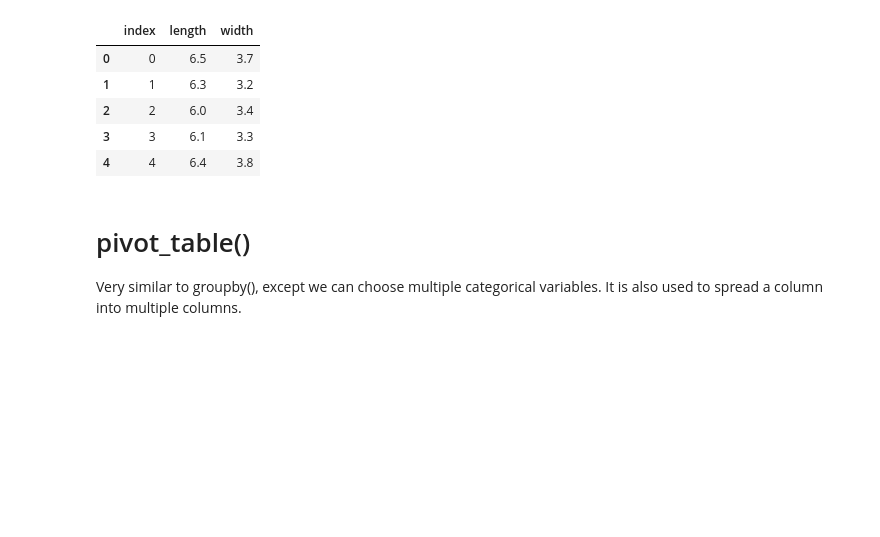
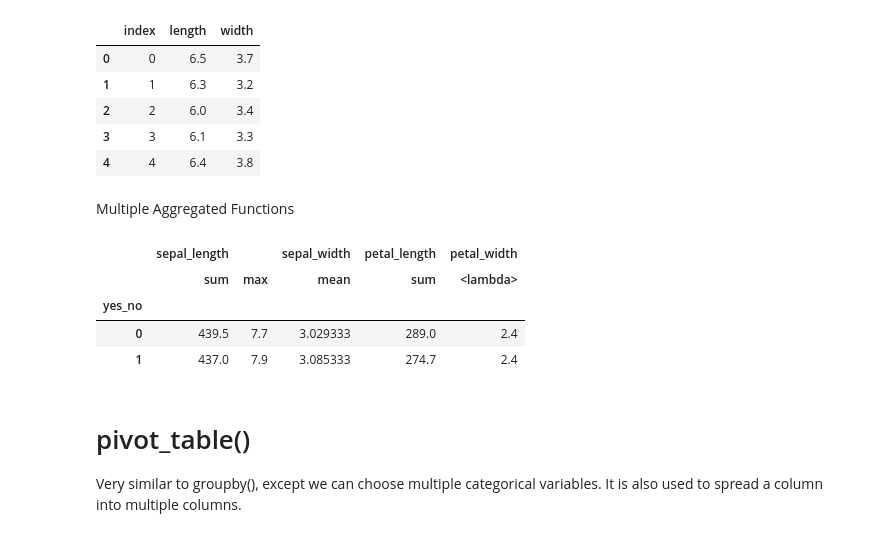
Before and after one commit to Gostat501/Python-Data-Manipulation-Note, a Jupyter notebook: Data Manipulation Note.ipynb, the cells around one changed output. Cells and saved outputs as stored; diff of their text form; code cells hidden in the pictures; blank space fills up the shorter version.

```diff
--- a/Data Manipulation Note.ipynb
+++ b/Data Manipulation Note.ipynb
@@ -61,6 +61,20 @@ iris.set_index('index').groupby(mapping, axis=1).sum().reset_index().head()
 | 2 | 2 | 6.0 | 3.4 |
 | 3 | 3 | 6.1 | 3.3 |
 | 4 | 4 | 6.4 | 3.8 |
+# %% [markdown]
+Multiple Aggregated Functions
+# %%
+mapping = {'sepal_length':['sum', 'max'],
+ 'sepal_width':'mean',
+ 'petal_length':'sum',
+ 'petal_width': lambda x: x.max() - x.min()}
+iris.groupby('yes_no').agg(mapping)
+# %% [output]
+|  | sepal_length |  | sepal_width | petal_length | petal_width |
+|  | sum | max | mean | sum | <lambda> |
+| yes_no |  |  |  |  |  |
+| 0 | 439.5 | 7.7 | 3.029333 | 289.0 | 2.4 |
+| 1 | 437.0 | 7.9 | 3.085333 | 274.7 | 2.4 |
 # %% [markdown]
 # pivot_table()
 Very similar to groupby(), except we can choose multiple categorical variables. It is also used to spread a column into multiple columns.
```
Also changed, not shown: parts of 14 cells of this notebook.
